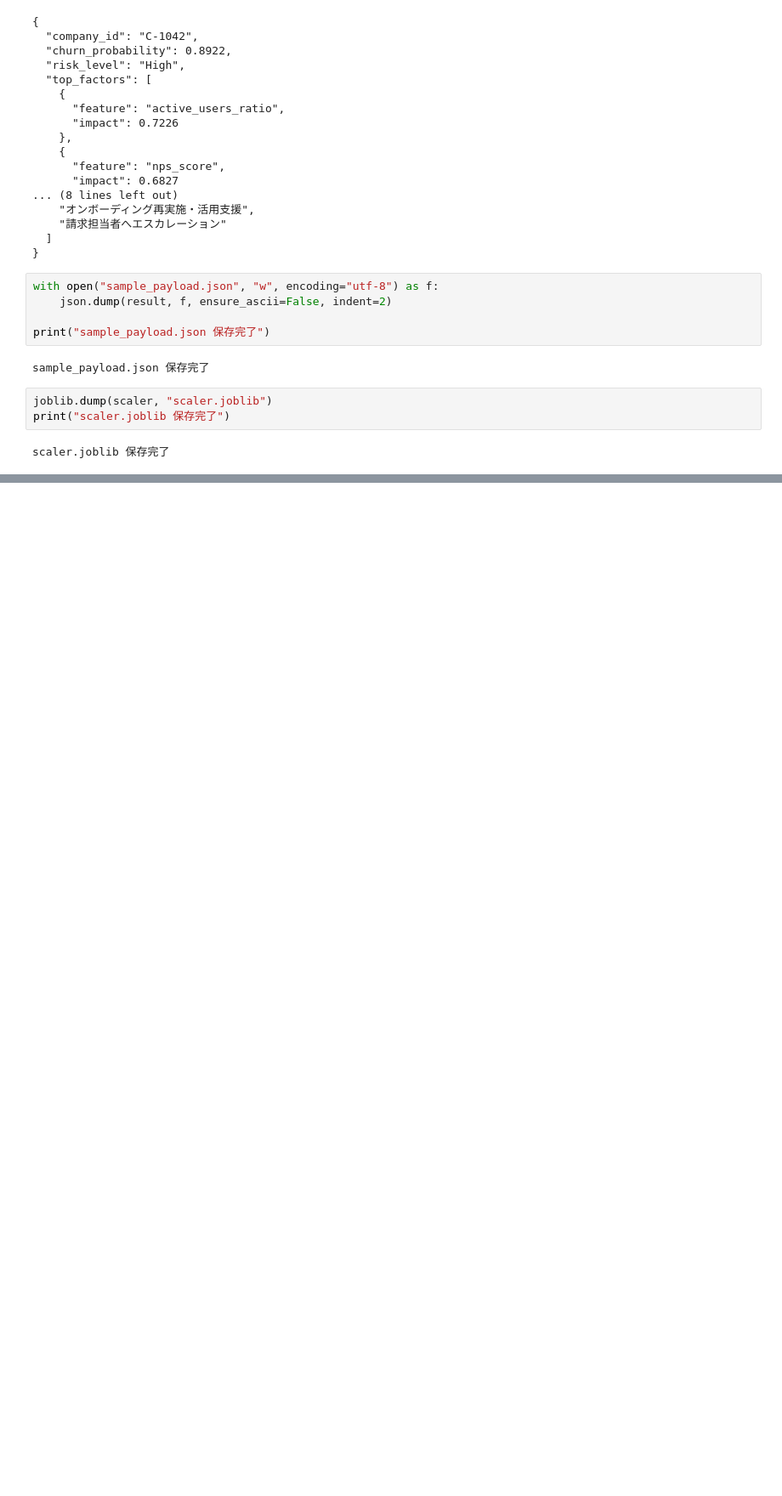
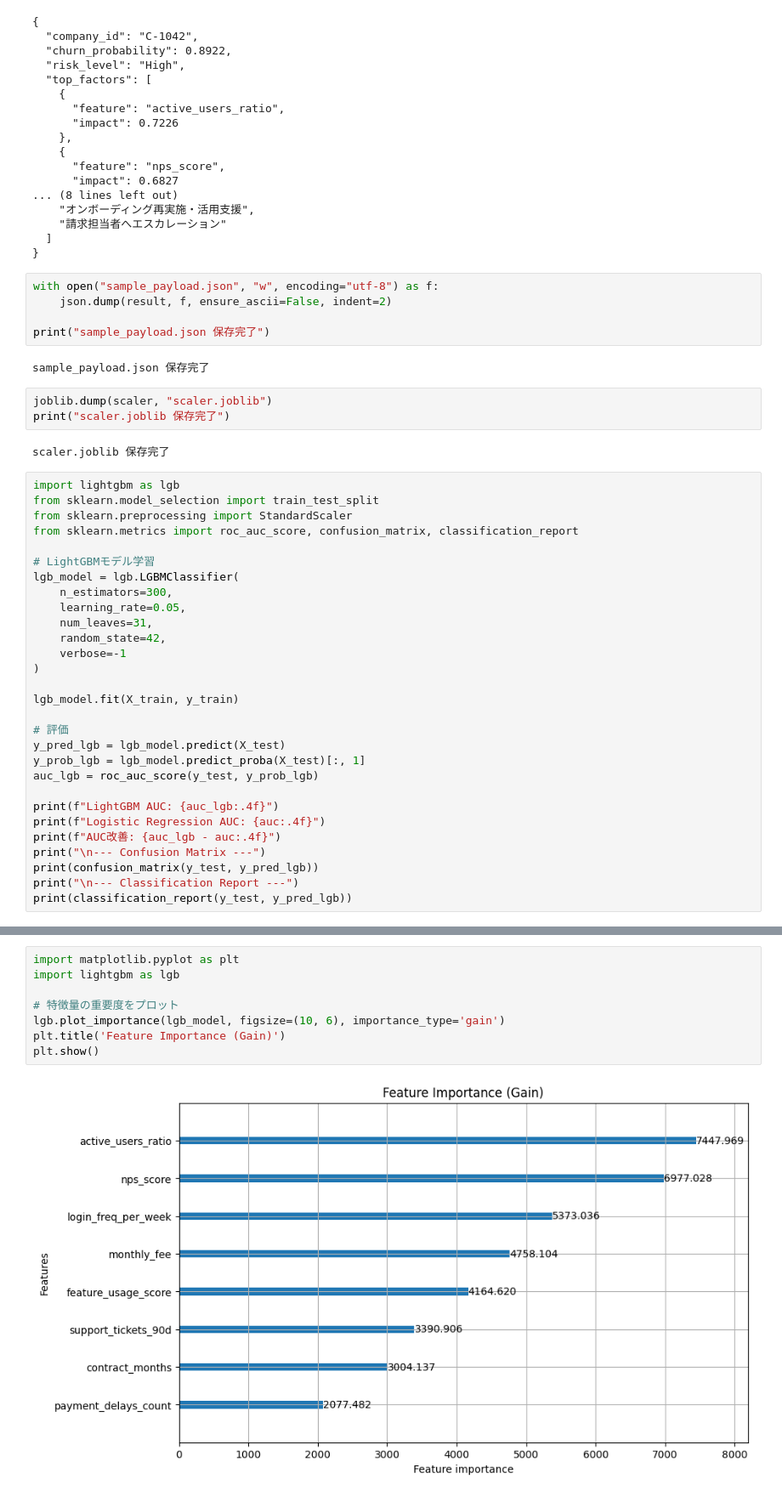
Before and after one commit to relu-ai-data/churn-prediction, a Jupyter notebook: notebook.ipynb, the cells around one changed output, grey strips where cells are left out. Shown at 85% size. Cells and saved outputs as stored; diff of their text form; blank space fills up the shorter version.

Commit message:
upgrade to LightGBM AUC 0.7961

```diff
--- a/notebook.ipynb
+++ b/notebook.ipynb
@@ -227,3 +227,32 @@ joblib.dump(scaler, "scaler.joblib")
 print("scaler.joblib 保存完了")
 # %% [output]
 scaler.joblib 保存完了
+# %%
+import lightgbm as lgb
+from sklearn.model_selection import train_test_split
+from sklearn.preprocessing import StandardScaler
+from sklearn.metrics import roc_auc_score, confusion_matrix, classification_report
+
+# LightGBMモデル学習
+lgb_model = lgb.LGBMClassifier(
+    n_estimators=300,
+    learning_rate=0.05,
+    num_leaves=31,
+    random_state=42,
+    verbose=-1
+)
+
+lgb_model.fit(X_train, y_train)
+
+# 評価
+y_pred_lgb = lgb_model.predict(X_test)
+y_prob_lgb = lgb_model.predict_proba(X_test)[:, 1]
+auc_lgb = roc_auc_score(y_test, y_prob_lgb)
+
+print(f"LightGBM AUC: {auc_lgb:.4f}")
+print(f"Logistic Regression AUC: {auc:.4f}")
+print(f"AUC改善: {auc_lgb - auc:.4f}")
+print("\n--- Confusion Matrix ---")
+print(confusion_matrix(y_test, y_pred_lgb))
+print("\n--- Classification Report ---")
+print(classification_report(y_test, y_pred_lgb))
@@ -229,0 +277,10 @@ scaler.joblib 保存完了
+# %%
+import matplotlib.pyplot as plt
+import lightgbm as lgb
+
+# 特徴量の重要度をプロット
+lgb.plot_importance(lgb_model, figsize=(10, 6), importance_type='gain')
+plt.title('Feature Importance (Gain)')
+plt.show()
+# %% [output]
+[figure, added]
```
Also changed, not shown: parts of 4 cells of this notebook, 2 other files.
